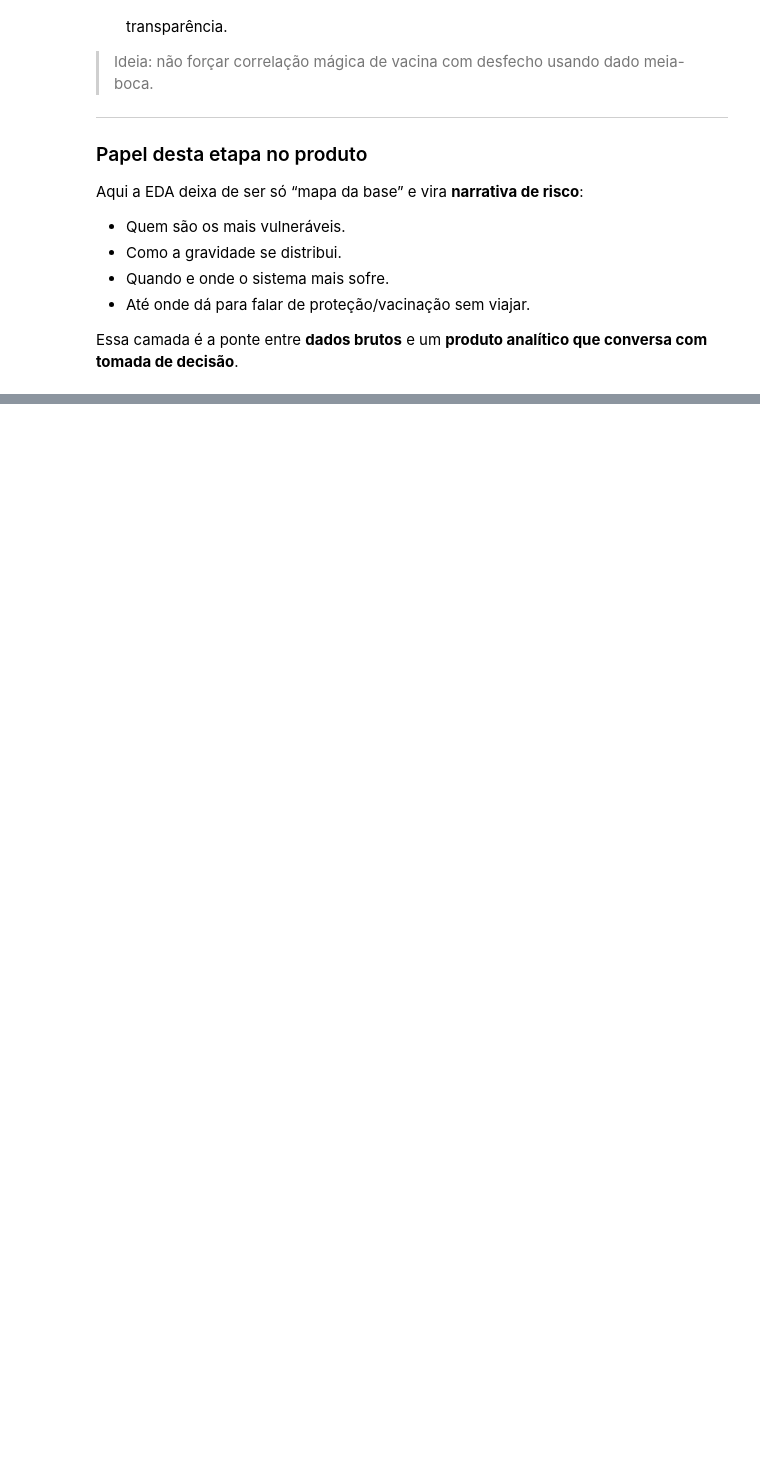
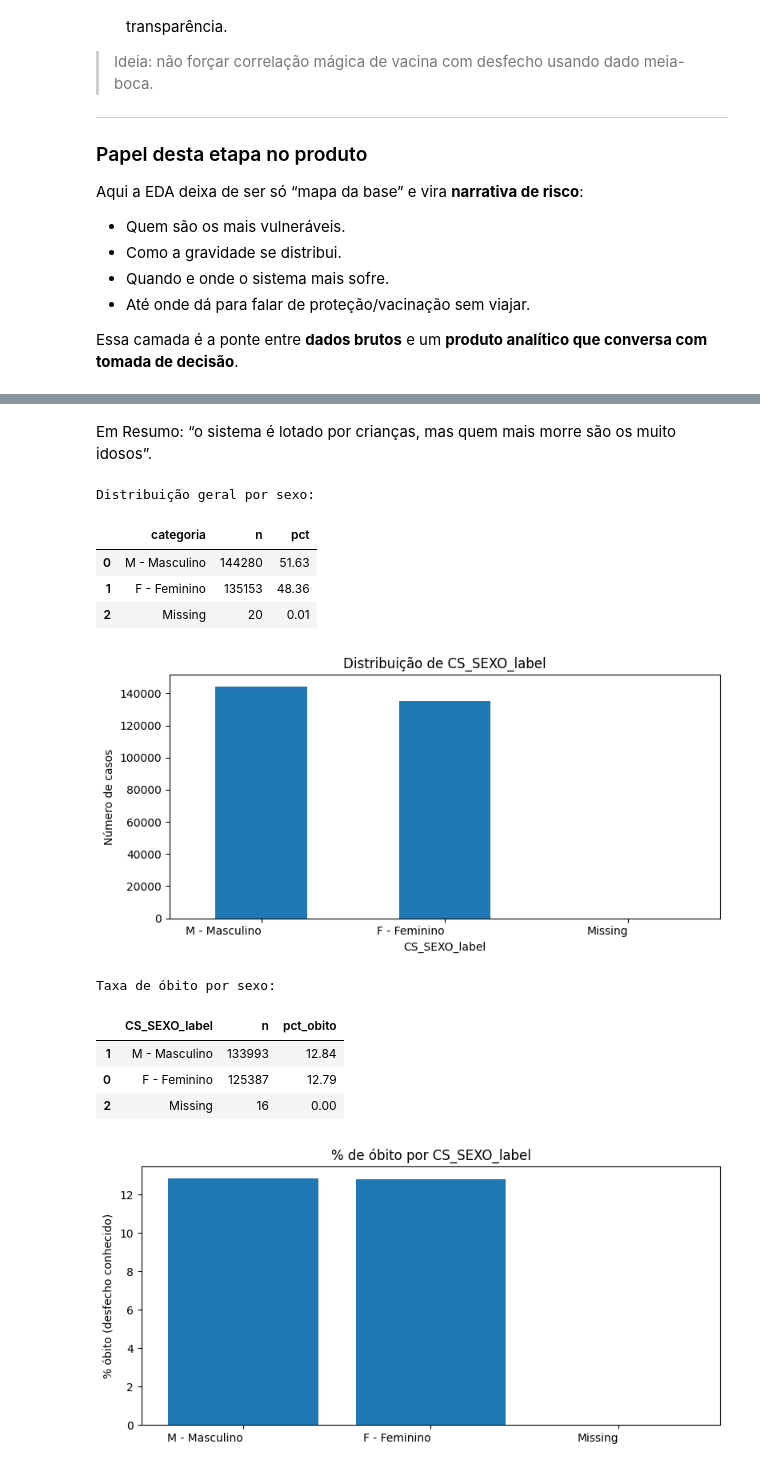
Before and after one commit to CaosHorseman/srag_2023_analysis, a Jupyter notebook: notebooks/EDA_ANALITICA.ipynb, the cells around one changed output, grey strips where cells are left out. Saved outputs shown, nothing was run; the diff lists cells and outputs as text; code cells hidden in the pictures; blank space fills up the shorter version.

```diff
--- a/notebooks/EDA_ANALITICA.ipynb
+++ b/notebooks/EDA_ANALITICA.ipynb
@@ -79,0 +281,31 @@ pd.set_option("display.max_columns", 120)
+# %% [markdown]
+Em Resumo:
+“o sistema é lotado por crianças, mas quem mais morre são os muito idosos”.
+# %%
+# %%
+if "CS_SEXO_label" in df.columns:
+
+    print("Distribuição geral por sexo:")
+    tab_sexo = tabela_distribuicao(df, "CS_SEXO_label", dropna=False)
+    display(tab_sexo)
+
+    grafico_distribuicao_categorica(df, "CS_SEXO_label", rotation=0)
+
+    print("\nTaxa de óbito por sexo:")
+    tab_risco_sexo = tabela_risco(df, "CS_SEXO_label")
+    display(tab_risco_sexo)
+
+    grafico_risco(df, "CS_SEXO_label", target="EVOLUCAO_BIN", rotation=0)
+# %% [output]
+Distribuição geral por sexo:
+|  | categoria | n | pct |
+| 0 | M - Masculino | 144280 | 51.63 |
+| 1 | F - Feminino | 135153 | 48.36 |
+| 2 | Missing | 20 | 0.01 |
+[figure, added]
+Taxa de óbito por sexo:
+|  | CS_SEXO_label | n | pct_obito |
+| 1 | M - Masculino | 133993 | 12.84 |
+| 0 | F - Feminino | 125387 | 12.79 |
+| 2 | Missing | 16 | 0.00 |
+[figure, added]
```
Also changed, not shown: parts of 71 cells of this notebook, 44 other files.
